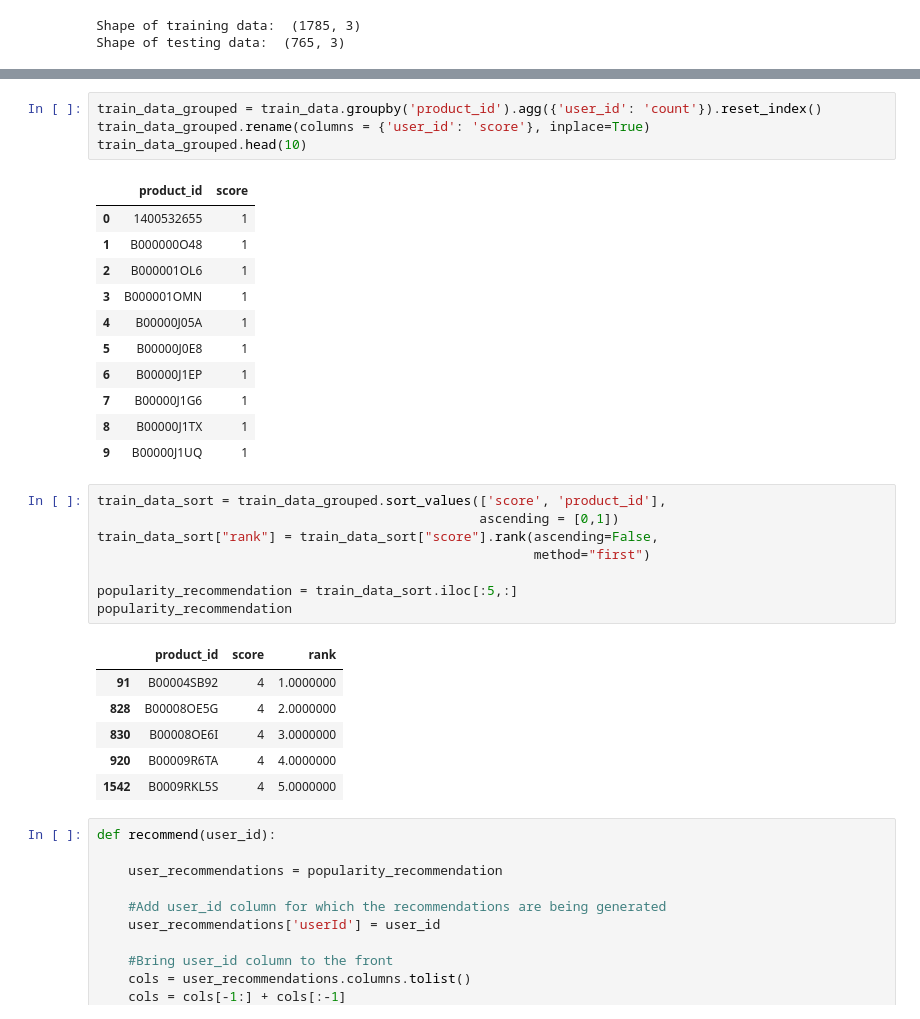
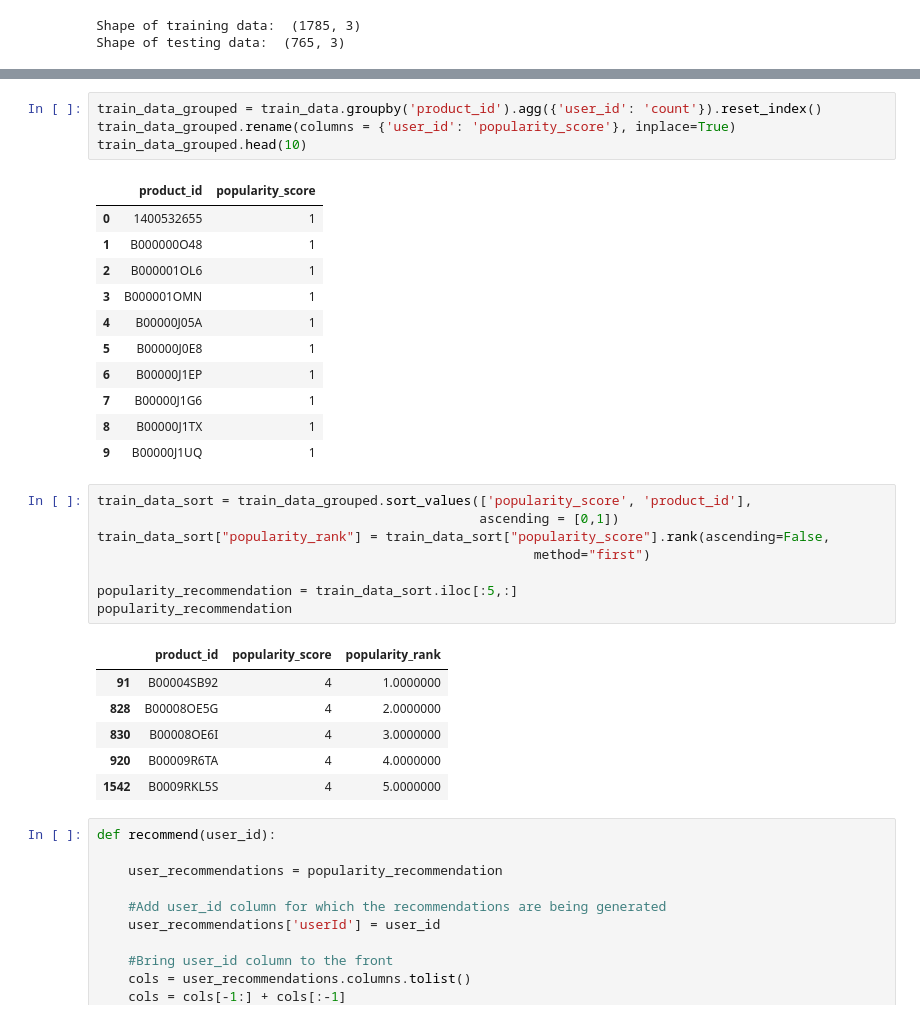
Before and after one commit to deepanshu-Raj/Advanced-Recommendation-System, a Jupyter notebook: Single Domain Recommender System/SDRS-1 (Data Crunching).ipynb, the cells around one changed output, grey strips where cells are left out. Cells and saved outputs as stored; diff of their text form.

```diff
--- a/Single Domain Recommender System/SDRS-1 (Data Crunching).ipynb
+++ b/Single Domain Recommender System/SDRS-1 (Data Crunching).ipynb
@@ -283,9 +298,9 @@ Shape of testing data:  (765, 3)
 # %%
 train_data_grouped = train_data.groupby('product_id').agg({'user_id': 'count'}).reset_index()
-train_data_grouped.rename(columns = {'user_id': 'score'}, inplace=True)
+train_data_grouped.rename(columns = {'user_id': 'popularity_score'}, inplace=True)
 train_data_grouped.head(10)
 # %% [output]
-|  | product_id | score |
+|  | product_id | popularity_score |
 | 0 | 1400532655 | 1 |
 | 1 | B000000O48 | 1 |
 | 2 | B000001OL6 | 1 |
@@ -297,15 +312,15 @@ train_data_grouped.head(10)
 | 8 | B00000J1TX | 1 |
 | 9 | B00000J1UQ | 1 |
 # %%
-train_data_sort = train_data_grouped.sort_values(['score', 'product_id'],
+train_data_sort = train_data_grouped.sort_values(['popularity_score', 'product_id'],
                                                  ascending = [0,1])
-train_data_sort["rank"] = train_data_sort["score"].rank(ascending=False,
+train_data_sort["popularity_rank"] = train_data_sort["popularity_score"].rank(ascending=False,
                                                         method="first")
 
 popularity_recommendation = train_data_sort.iloc[:5,:]
 popularity_recommendation
 # %% [output]
-|  | product_id | score | rank |
+|  | product_id | popularity_score | popularity_rank |
 | 91 | B00004SB92 | 4 | 1.0000000 |
 | 828 | B00008OE5G | 4 | 2.0000000 |
 | 830 | B00008OE6I | 4 | 3.0000000 |
```
Also changed, not shown: parts of 2 cells of this notebook, 2 other files.
